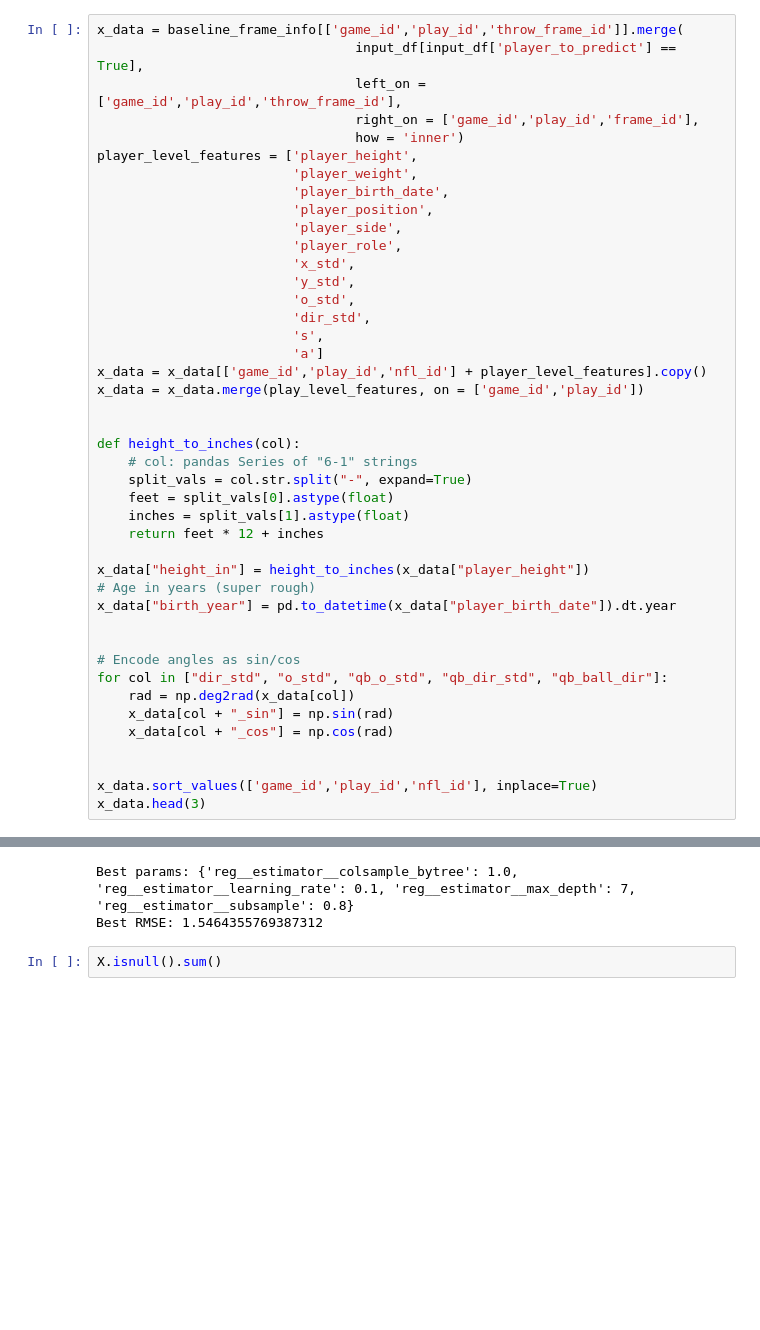
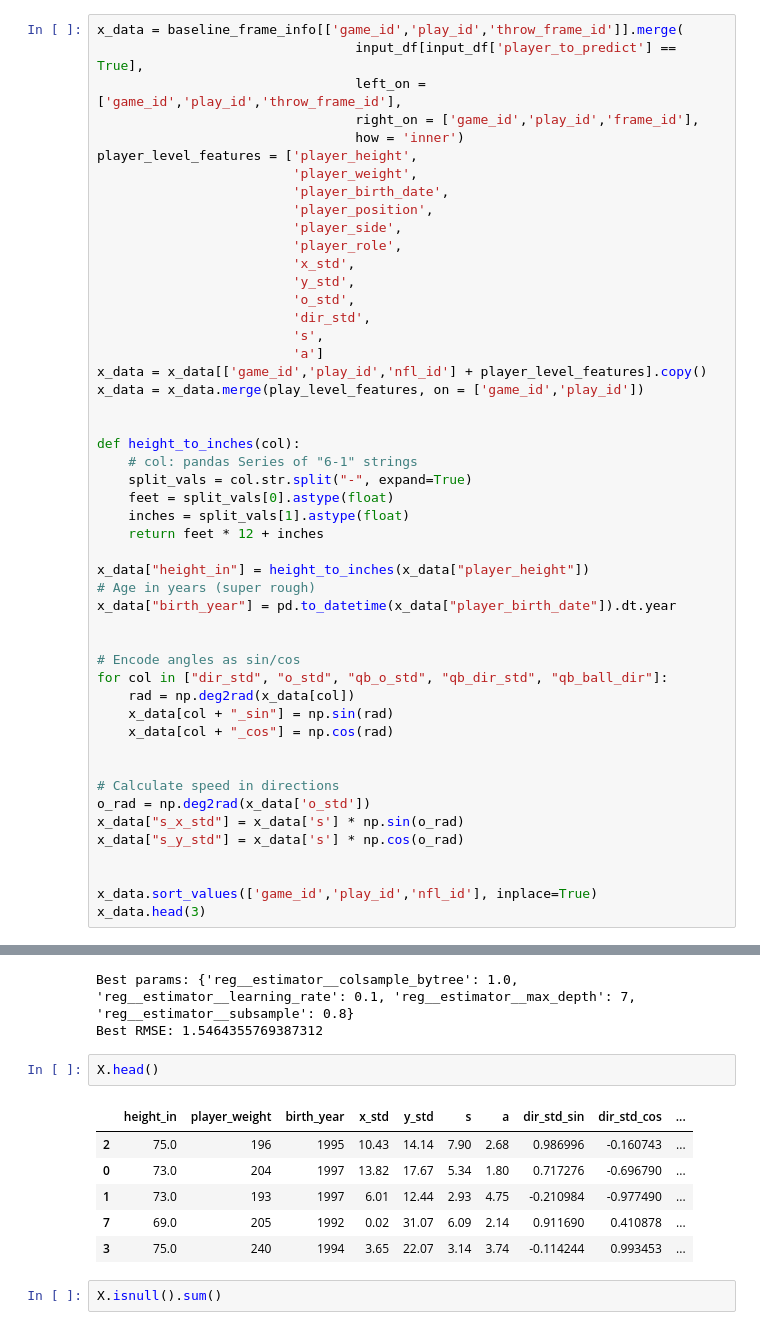
Before and after one commit to kevniu95/bdb-26, a Jupyter notebook: prediction.ipynb, the cells around one changed output, grey strips where cells are left out. Cells and saved outputs as stored; diff of their text form; blank space fills up the shorter version.

```diff
--- a/prediction.ipynb
+++ b/prediction.ipynb
@@ -259,6 +366,12 @@ for col in ["dir_std", "o_std", "qb_o_std", "qb_dir_std", "qb_ball_dir"]:
     x_data[col + "_cos"] = np.cos(rad)
 
 
+# Calculate speed in directions
+o_rad = np.deg2rad(x_data['o_std'])
+x_data["s_x_std"] = x_data['s'] * np.sin(o_rad)
+x_data["s_y_std"] = x_data['s'] * np.cos(o_rad)
+
+
 x_data.sort_values(['game_id','play_id','nfl_id'], inplace=True)
 x_data.head(3)
 # %% [output]
@@ -495,6 +619,15 @@ best_xgb_model = grid.best_estimator_
 Fitting 5 folds for each of 36 candidates, totalling 180 fits
 Best params: {'reg__estimator__colsample_bytree': 1.0, 'reg__estimator__learning_rate': 0.1, 'reg__estimator__max_depth': 7, 'reg__estimator__subsample': 0.8}
 Best RMSE: 1.5464355769387312
+# %%
+X.head()
+# %% [output]
+|  | height_in | player_weight | birth_year | x_std | y_std | s | a | dir_std_sin | dir_std_cos | ... |
+| 2 | 75.0 | 196 | 1995 | 10.43 | 14.14 | 7.90 | 2.68 | 0.986996 | -0.160743 | ... |
+| 0 | 73.0 | 204 | 1997 | 13.82 | 17.67 | 5.34 | 1.80 | 0.717276 | -0.696790 | ... |
+| 1 | 73.0 | 193 | 1997 | 6.01 | 12.44 | 2.93 | 4.75 | -0.210984 | -0.977490 | ... |
+| 7 | 69.0 | 205 | 1992 | 0.02 | 31.07 | 6.09 | 2.14 | 0.911690 | 0.410878 | ... |
+| 3 | 75.0 | 240 | 1994 | 3.65 | 22.07 | 3.14 | 3.74 | -0.114244 | 0.993453 | ... |
 # %%
 X.isnull().sum()
 # %% [output]
```
Also changed, not shown: parts of 4 cells of this notebook, 6 other files.
